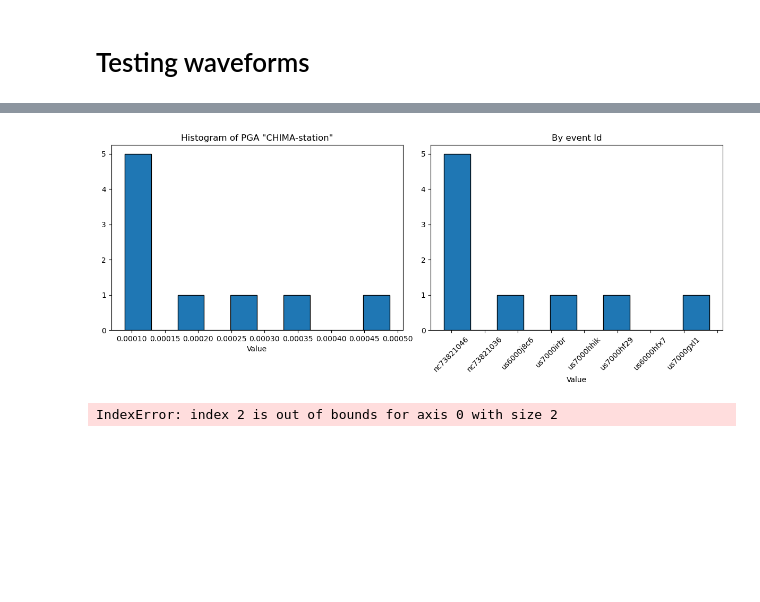
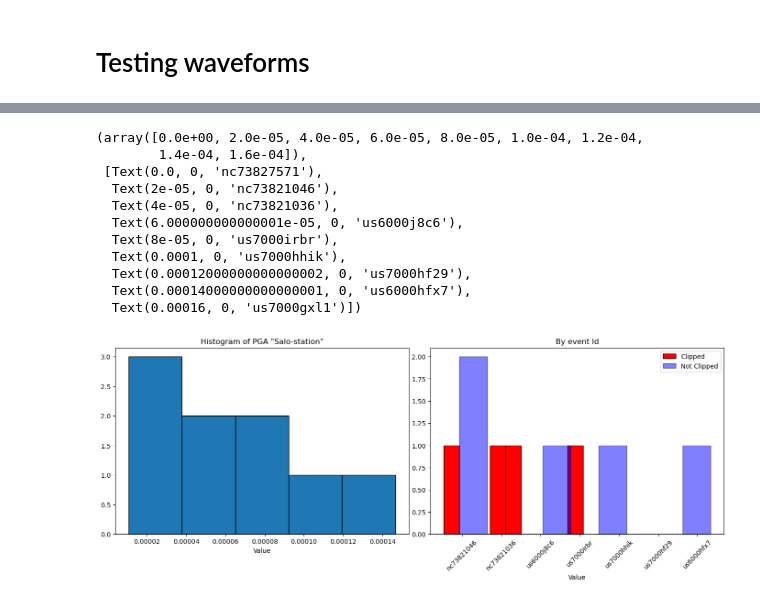
Before and after one commit to bradlipovsky/das-stuff, a Jupyter notebook: Clipping-study.ipynb, the cells around one changed output, grey strips where cells are left out. Cells and saved outputs as stored; diff of their text form; code cells hidden in the pictures; blank space fills up the shorter version.

```diff
--- a/Clipping-study.ipynb
+++ b/Clipping-study.ipynb
@@ -156,47 +160,51 @@ us7000gxl1
 # %%
 import pandas as pd
 import matplotlib.pyplot as plt
 
 
-data2 = pd.DataFrame({'Event ID': thisid, 'PGA': PGA3})
-
+data2 = pd.DataFrame({'Event ID': thisid, 'PGA': PGA2})
+data2['Clipped'] = ['TRUE', 'TRUE','TRUE','FALSE','TRUE','FALSE','FALSE','FALSE','FALSE']
 # Create subplots
-fig, ax = plt.subplots(1, 2, figsize=(12, 5))
+fig, ax = plt.subplots(1, 2, figsize=(14, 5))
 
 # Flatten the axes for easier indexing
 ax = ax.flatten()
 
-# Plot the histogram on the first subplot
-ax[0].hist(data2['PGA'].values, edgecolor='black')
-#ax[0].hist(data2['PGA'].values, bins=10, edgecolor='black')
+ax[0].hist(data2['PGA'].values,bins=5, edgecolor='black')
 ax[0].set_xlabel('Value')
-
-#ax[0].set_title('Histogram of "CHIMA-station"')
-#ax[0].set_title('Histogram of "PRIN-station"')
-ax[0].set_title('Histogram of PGA "CHIMA-station"')
+ax[0].set_title('Histogram of PGA "Salo-station"')
 plt.tight_layout()
 plt.gca().set_xticklabels(data2['Event ID'])
 plt.xticks(rotation=45)
 
+# Plot the histogram based on the 'Clipped' column on the second subplot
+# Plot the histogram on the second subplot with different colors for clipped and not clipped data
+clipped_data = data2[data2['Clipped'] == 'TRUE']['PGA'].values
+not_clipped_data = data2[data2['Clipped'] == 'FALSE']['PGA'].values
 
-# Plot some other data on the second subplot
-# Replace the code below with your desired plot for the second subplot
-ax[1].hist(data2['PGA'].values, bins=10, edgecolor='black')
+ax[1].hist(clipped_data, bins=9, edgecolor='black', color='red', label='Clipped')
+ax[1].hist(not_clipped_data, bins=9, edgecolor='black', color='blue', alpha=0.5, label='Not Clipped')
 ax[1].set_xlabel('Value')
-
 ax[1].set_title('By event Id')
-
-
+ax[1].legend()
 
 # Adjust spacing between subplots
-
-plt.tight_layout()
-plt.gca().set_xticklabels(data2['Event ID'])
+#plt.tight_layout()
+#plt.gca().set_xticklabels(data2['Event ID'])
 plt.xticks(rotation=45)
-
-plt.show()
 # %% [output]
+(array([0.0e+00, 2.0e-05, 4.0e-05, 6.0e-05, 8.0e-05, 1.0e-04, 1.2e-04,
+        1.4e-04, 1.6e-04]),
+ [Text(0.0, 0, 'nc73827571'),
+  Text(2e-05, 0, 'nc73821046'),
+  Text(4e-05, 0, 'nc73821036'),
+  Text(6.000000000000001e-05, 0, 'us6000j8c6'),
+  Text(8e-05, 0, 'us7000irbr'),
+  Text(0.0001, 0, 'us7000hhik'),
+  Text(0.00012000000000000002, 0, 'us7000hf29'),
+  Text(0.00014000000000000001, 0, 'us6000hfx7'),
+  Text(0.00016, 0, 'us7000gxl1')])
-[figure, old version]
+[figure, new version]
 # %%
 ## second station
 data2 = pd.DataFrame({'Event ID': thisid, 'PGA': PGA2})
@@ -249,6 +257,4 @@ plt.xticks(rotation=45)
 
 # Show the plot
 plt.show()
-# %% [output]
-IndexError: index 2 is out of bounds for axis 0 with size 2
 # %%
```
Also changed, not shown: parts of 2 cells of this notebook, 2 other files.
